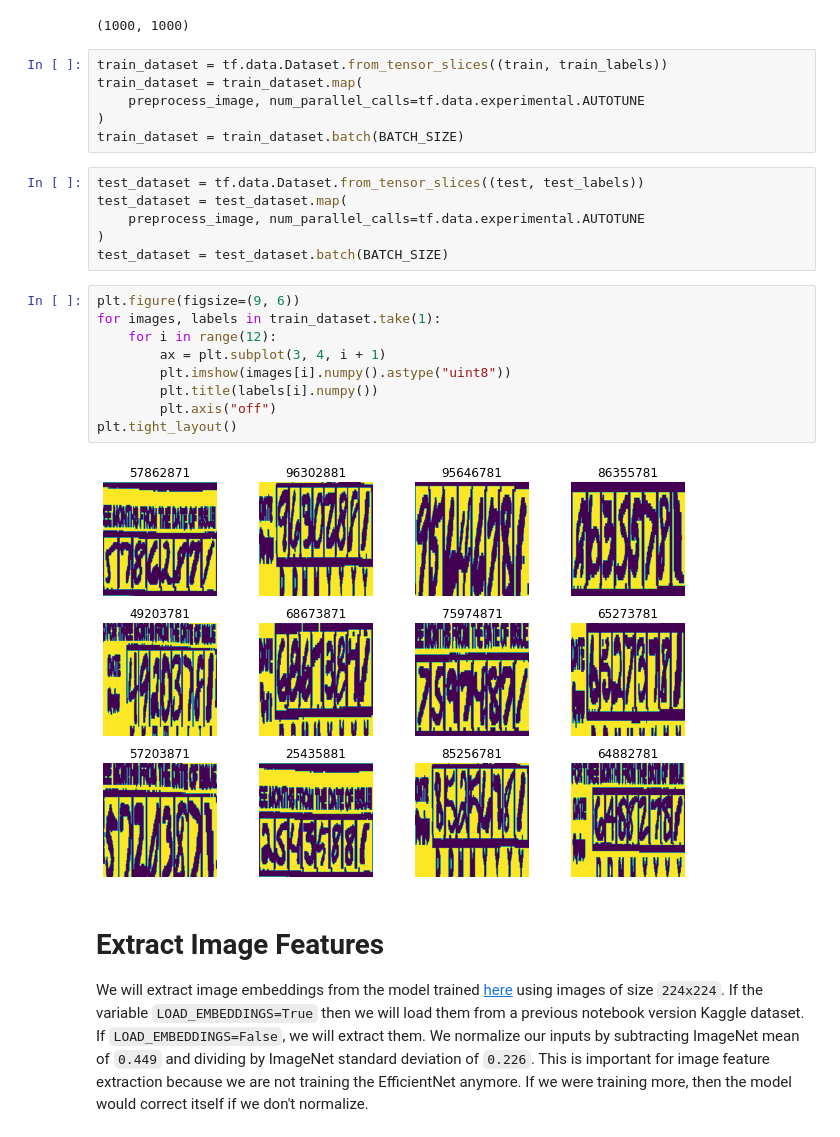
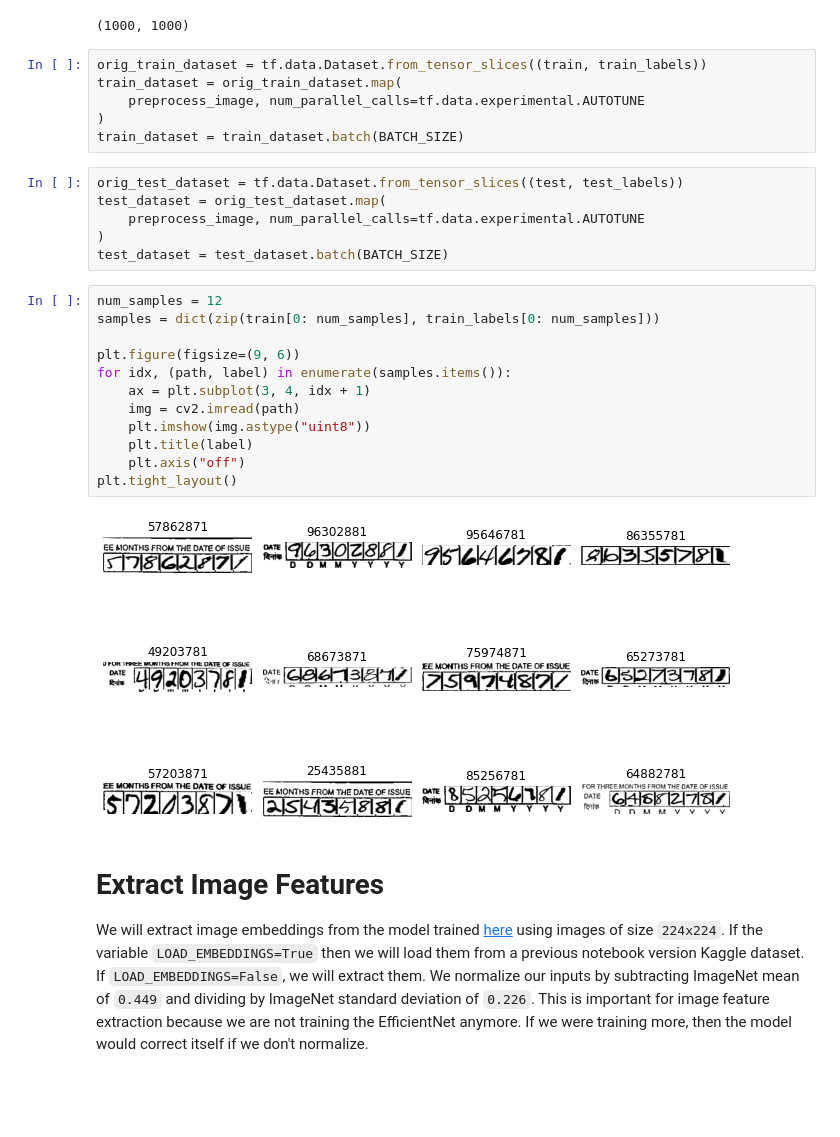
Before and after one commit to adimyth/arya_date, a Jupyter notebook: notebooks/knn-find-duplicates.ipynb, the cells around one changed output. Cells and saved outputs as stored; diff of their text form; blank space fills up the shorter version.

Commit message:
feat: adds notebook for prediction after splitting images

```diff
--- a/notebooks/knn-find-duplicates.ipynb
+++ b/notebooks/knn-find-duplicates.ipynb
@@ -59,28 +58,31 @@ len(test), len(test_labels)
 # %% [output]
 (1000, 1000)
 # %%
-train_dataset = tf.data.Dataset.from_tensor_slices((train, train_labels))
-train_dataset = train_dataset.map(
+orig_train_dataset = tf.data.Dataset.from_tensor_slices((train, train_labels))
+train_dataset = orig_train_dataset.map(
     preprocess_image, num_parallel_calls=tf.data.experimental.AUTOTUNE
 )
 train_dataset = train_dataset.batch(BATCH_SIZE)
 # %%
-test_dataset = tf.data.Dataset.from_tensor_slices((test, test_labels))
-test_dataset = test_dataset.map(
+orig_test_dataset = tf.data.Dataset.from_tensor_slices((test, test_labels))
+test_dataset = orig_test_dataset.map(
     preprocess_image, num_parallel_calls=tf.data.experimental.AUTOTUNE
 )
 test_dataset = test_dataset.batch(BATCH_SIZE)
 # %%
+num_samples = 12
+samples = dict(zip(train[0: num_samples], train_labels[0: num_samples]))
+
 plt.figure(figsize=(9, 6))
-for images, labels in train_dataset.take(1):
-    for i in range(12):
-        ax = plt.subplot(3, 4, i + 1)
-        plt.imshow(images[i].numpy().astype("uint8"))
-        plt.title(labels[i].numpy())
-        plt.axis("off")
+for idx, (path, label) in enumerate(samples.items()):
+    ax = plt.subplot(3, 4, idx + 1)
+    img = cv2.imread(path)
+    plt.imshow(img.astype("uint8"))
+    plt.title(label)
+    plt.axis("off")
 plt.tight_layout()
 # %% [output]
-[figure, old version]
+[figure, new version]
 # %% [markdown]
 # Extract Image Features
 
```
Also changed, not shown: parts of 7 cells of this notebook, 2 other files.
